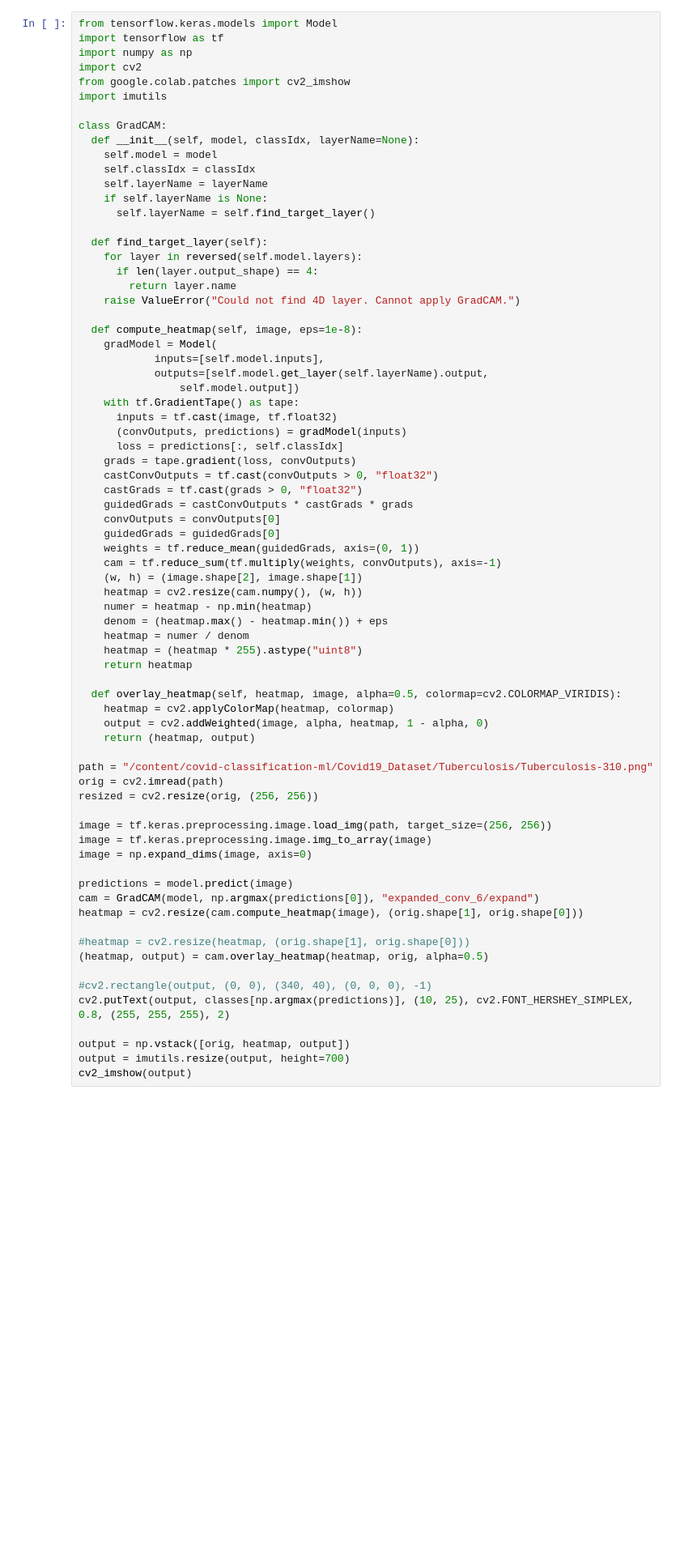
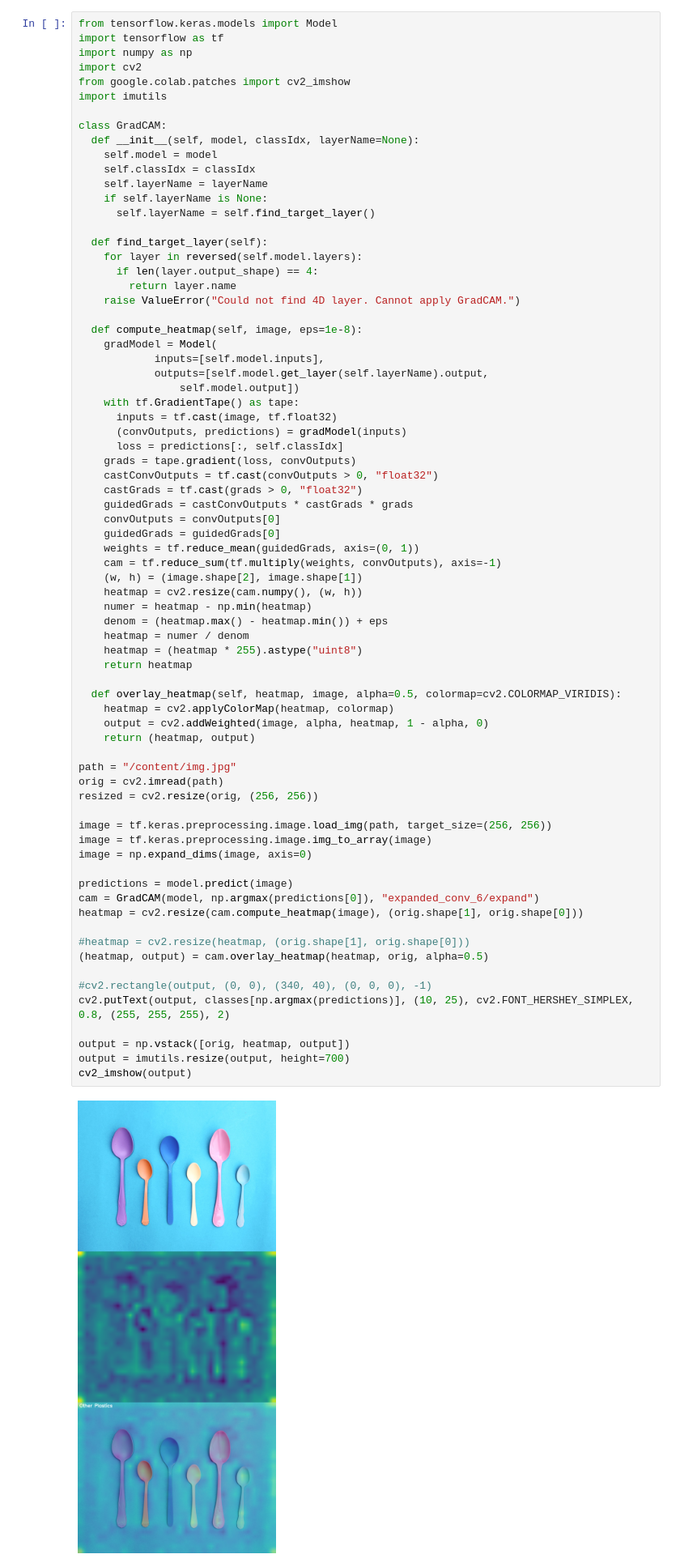
Before and after one commit to cardstdani/WasteClassificationNeuralNetwork, a Jupyter notebook: WasteClassification.ipynb, the cells around one changed output. Shown: that part at 81% size. Cells and saved outputs as stored; diff of their text form; blank space fills up the shorter version.

```diff
--- a/WasteClassification.ipynb
+++ b/WasteClassification.ipynb
@@ -216,31 +274,33 @@ class GradCAM:
     denom = (heatmap.max() - heatmap.min()) + eps
     heatmap = numer / denom
     heatmap = (heatmap * 255).astype("uint8")
     return heatmap
 
   def overlay_heatmap(self, heatmap, image, alpha=0.5, colormap=cv2.COLORMAP_VIRIDIS):
     heatmap = cv2.applyColorMap(heatmap, colormap)
     output = cv2.addWeighted(image, alpha, heatmap, 1 - alpha, 0)
     return (heatmap, output)
 
-path = "/content/covid-classification-ml/Covid19_Dataset/Tuberculosis/Tuberculosis-310.png"
+path = "/content/img.jpg"
 orig = cv2.imread(path)
 resized = cv2.resize(orig, (256, 256))
 
 image = tf.keras.preprocessing.image.load_img(path, target_size=(256, 256))
 image = tf.keras.preprocessing.image.img_to_array(image)
 image = np.expand_dims(image, axis=0)
 
 predictions = model.predict(image)
 cam = GradCAM(model, np.argmax(predictions[0]), "expanded_conv_6/expand")
 heatmap = cv2.resize(cam.compute_heatmap(image), (orig.shape[1], orig.shape[0]))
 
 #heatmap = cv2.resize(heatmap, (orig.shape[1], orig.shape[0]))
 (heatmap, output) = cam.overlay_heatmap(heatmap, orig, alpha=0.5)
 
 #cv2.rectangle(output, (0, 0), (340, 40), (0, 0, 0), -1)
 cv2.putText(output, classes[np.argmax(predictions)], (10, 25), cv2.FONT_HERSHEY_SIMPLEX, 0.8, (255, 255, 255), 2)
 
 output = np.vstack([orig, heatmap, output])
 output = imutils.resize(output, height=700)
 cv2_imshow(output)
+# %% [output]
+[figure, added]
```
Also changed, not shown: parts of 8 cells of this notebook.
